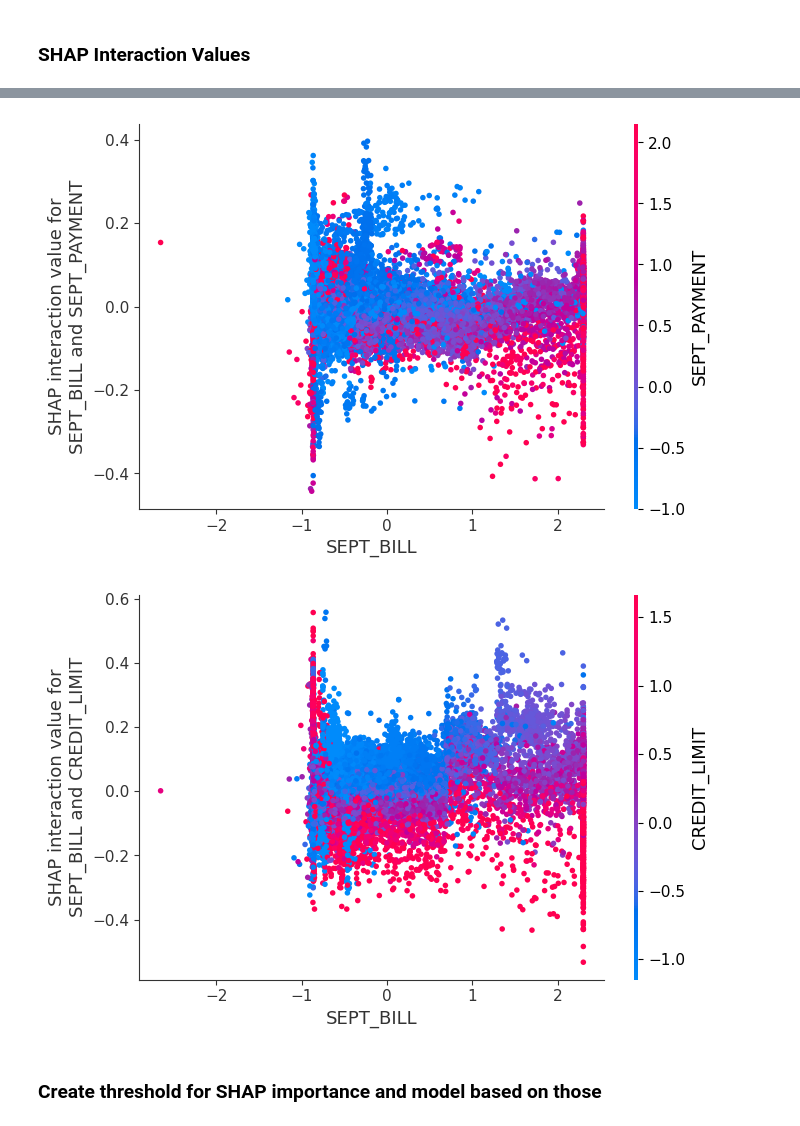
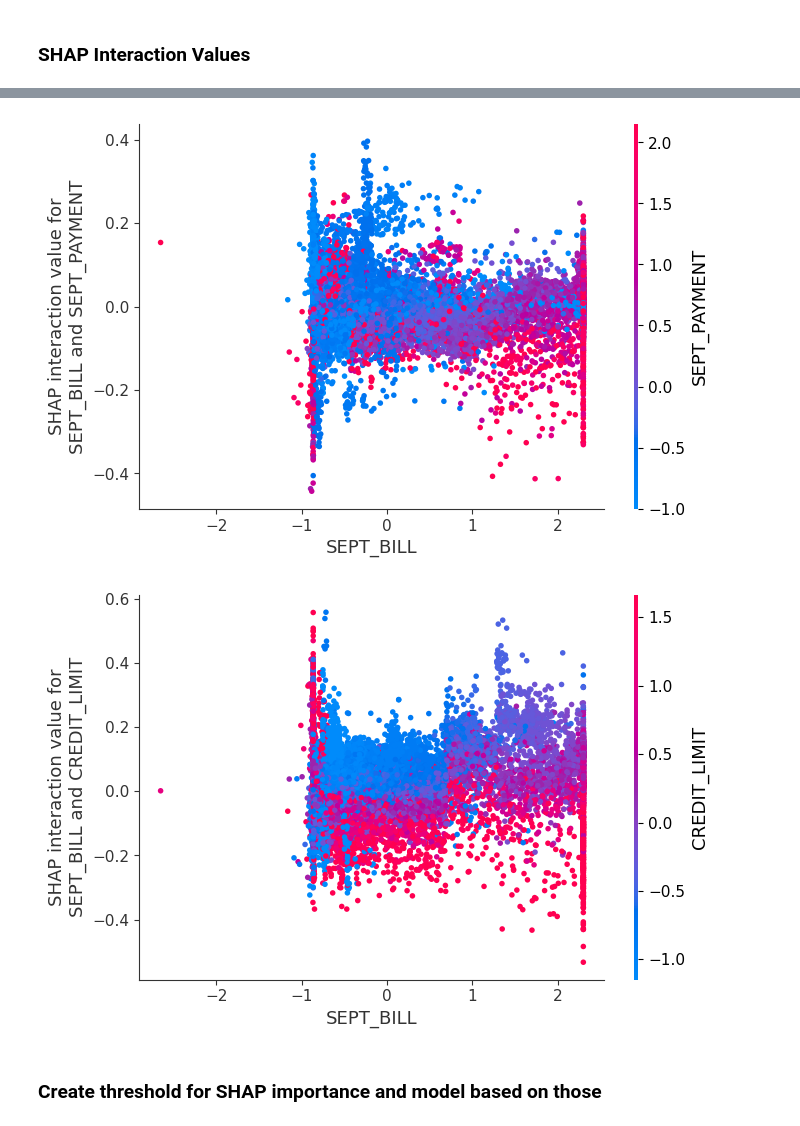
Before and after one commit to DatasanAli/AAI-501-Grp1, a Jupyter notebook: notebooks/xgboost.ipynb, the cells around one changed output, grey strips where cells are left out. Saved outputs shown, nothing was run; the diff lists cells and outputs as text; code cells hidden in the pictures.

Commit message:
Shap and score utils (#13)
* add more utils and export best xgb model

* remove unused util

```diff
--- a/notebooks/xgboost.ipynb
+++ b/notebooks/xgboost.ipynb
@@ -293,0 +250,2 @@ shap.summary_plot(shap_interaction_values, features_train_resampled, plot_type="
+# %%
+shap_interaction_values = shap_interactions(xgb_model_all_features, features_train_resampled)
@@ -294,11 +254,11 @@ shap.summary_plot(shap_interaction_values, features_train_resampled, plot_type="
 # %%
-shap.dependence_plot(('SEPT_BILL', 'SEPT_PAYMENT'), shap_interaction_values, features_train_resampled)
+shap_dependence_plot(('SEPT_BILL', 'SEPT_PAYMENT'), shap_interaction_values, features_train_resampled)
 # %% [output]
-[figure, old version]
+[figure, new version]
 # %%
-shap.dependence_plot(('SEPT_BILL', 'CREDIT_LIMIT'), shap_interaction_values, features_train_resampled)
+shap_dependence_plot(('SEPT_BILL', 'CREDIT_LIMIT'), shap_interaction_values, features_train_resampled)
 # %% [output]
-[figure, old version]
+[figure, new version]
 # %% [markdown]
 ### Create threshold for SHAP importance and model based on those
 # %%
```
Also changed, not shown: parts of 32 cells of this notebook, 6 other files.
